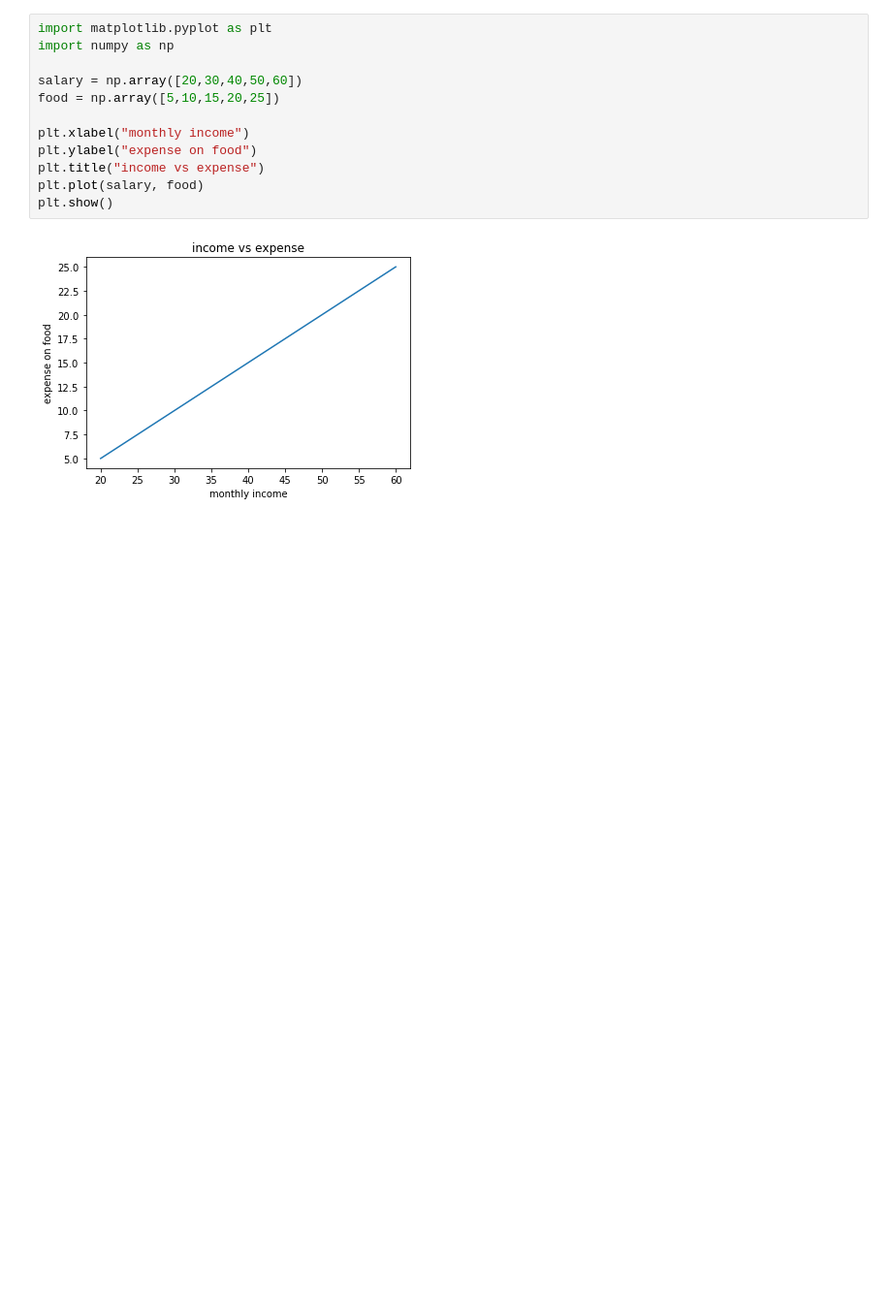
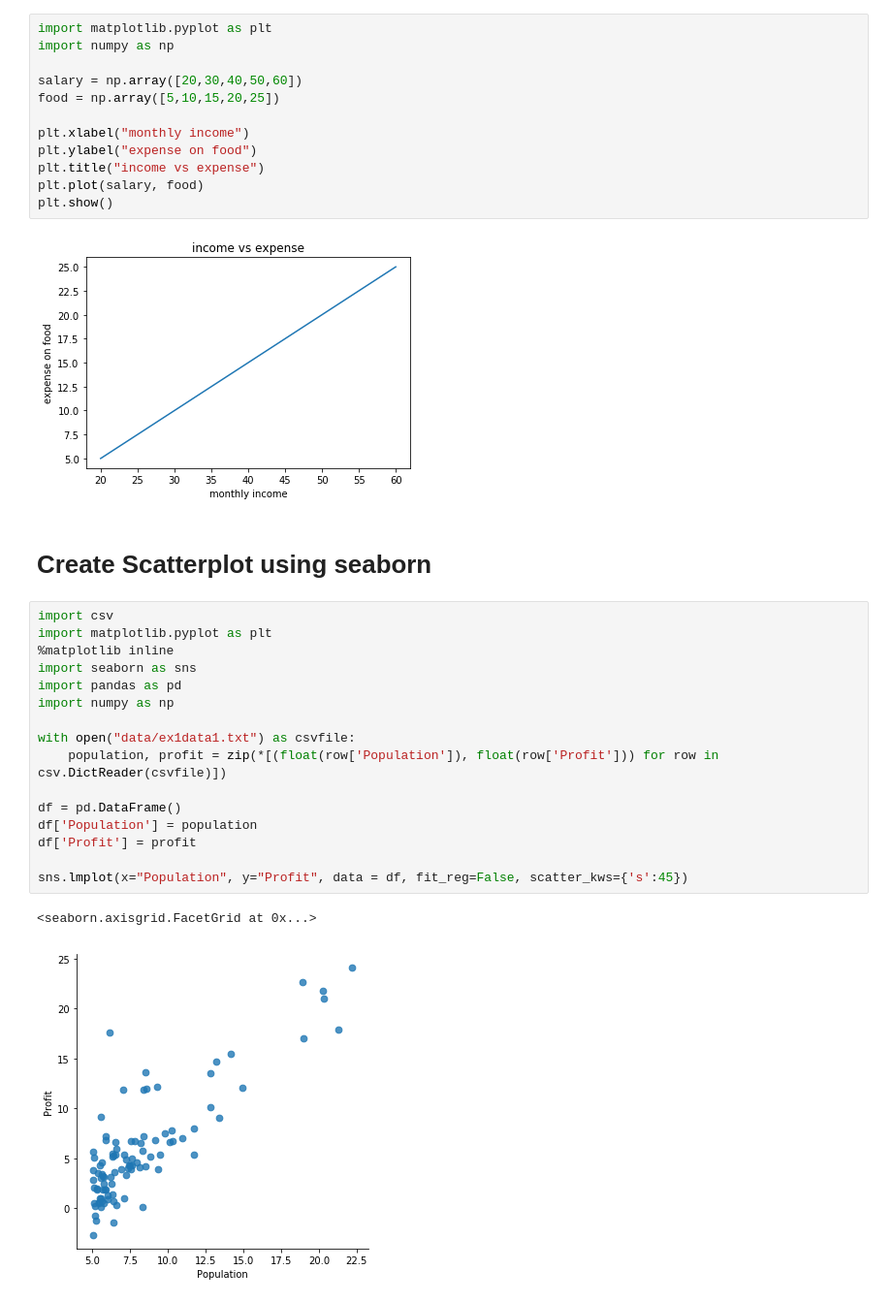
Before and after one commit to pial08/Machine-Learning, a Jupyter notebook: LinearRegression.ipynb, the cells around one changed output. Shown at 97% size. Cells and saved outputs as stored; diff of their text form; blank space fills up the shorter version.

```diff
--- a/LinearRegression.ipynb
+++ b/LinearRegression.ipynb
@@ -14,3 +14,24 @@ plt.plot(salary, food)
 plt.show()
 # %% [output]
 [figure]
+# %% [markdown]
+# Create Scatterplot using seaborn
+# %%
+import csv
+import matplotlib.pyplot as plt
+%matplotlib inline
+import seaborn as sns
+import pandas as pd
+import numpy as np
+
+with open("data/ex1data1.txt") as csvfile:
+    population, profit = zip(*[(float(row['Population']), float(row['Profit'])) for row in csv.DictReader(csvfile)])
+
+df = pd.DataFrame()
+df['Population'] = population
+df['Profit'] = profit
+
+sns.lmplot(x="Population", y="Profit", data = df, fit_reg=False, scatter_kws={'s':45})
+# %% [output]
+<seaborn.axisgrid.FacetGrid at 0x...>
+[figure, added]
```
Also changed, not shown: parts of 1 cell of this notebook, 1 other file.
